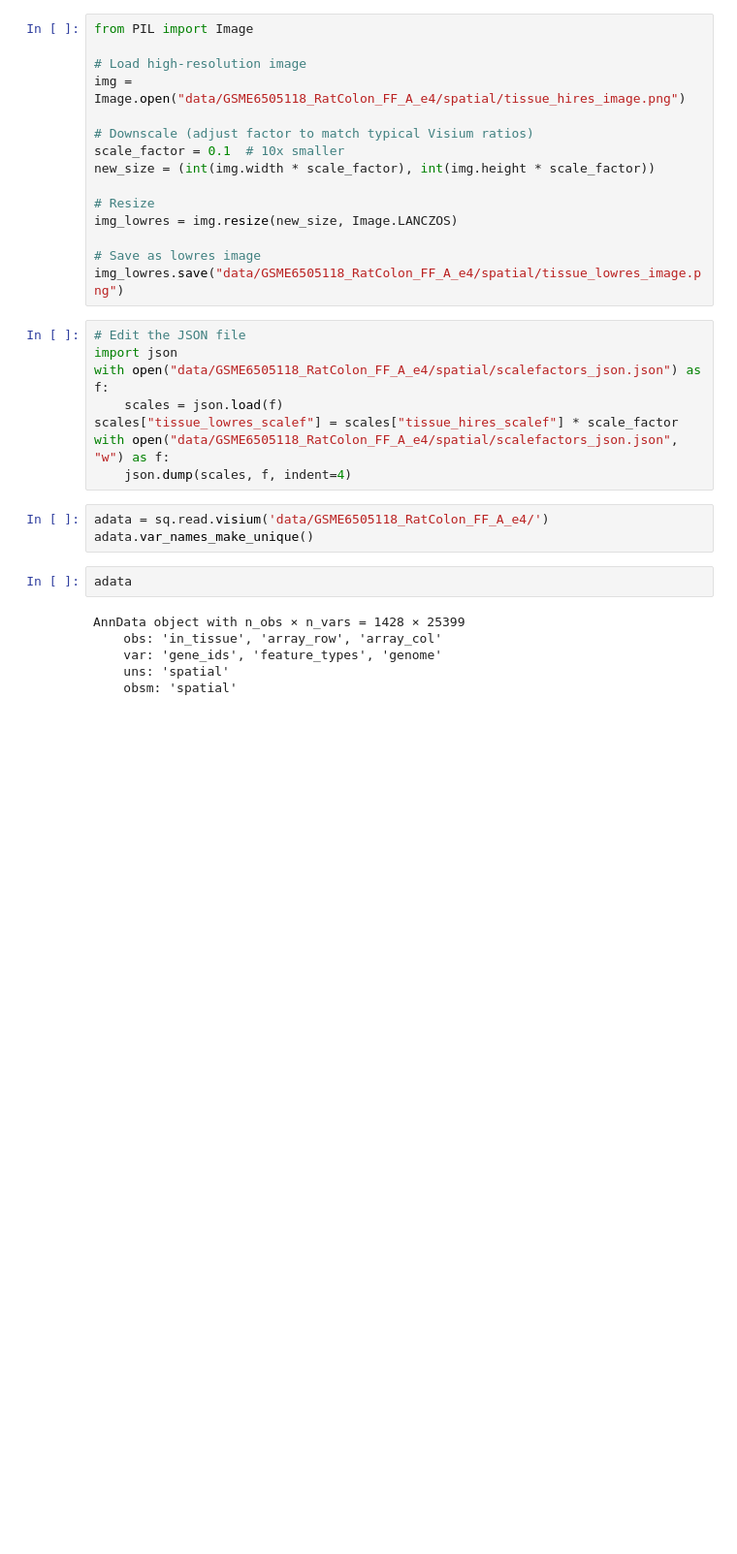
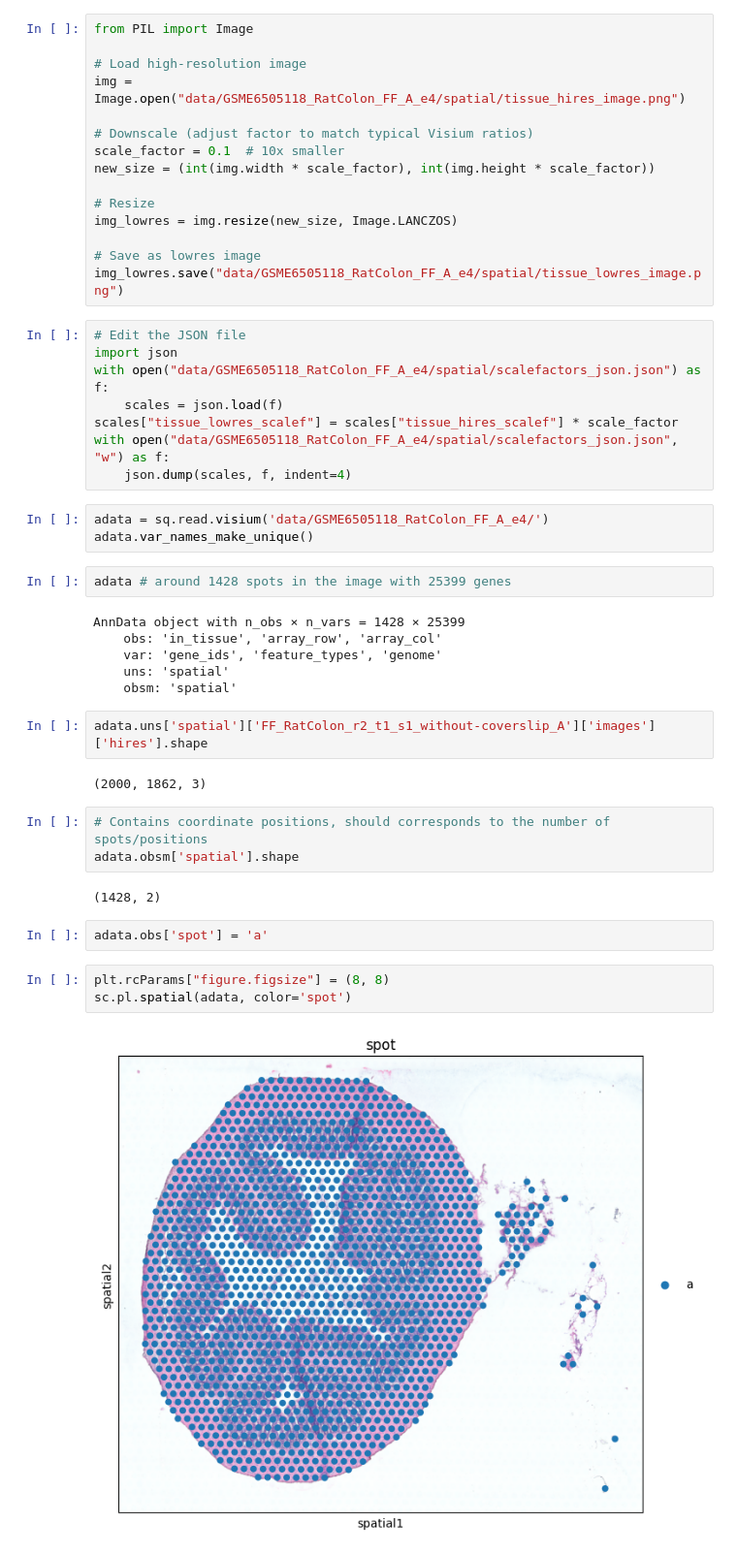
Before and after one commit to ThorstenCodes/spatial-transcriptomics-demo, a Jupyter notebook: dataset2_python/scripts/Preprocessing.ipynb, the cells around one changed output. Shown: that part at 97% size. Saved outputs shown, nothing was run; the diff lists cells and outputs as text; blank space fills up the shorter version.

Commit message:
loaded first image

```diff
--- a/dataset2_python/scripts/Preprocessing.ipynb
+++ b/dataset2_python/scripts/Preprocessing.ipynb
@@ -62,10 +63,26 @@ with open("data/GSME6505118_RatColon_FF_A_e4/spatial/scalefactors_json.json", "w
 adata = sq.read.visium('data/GSME6505118_RatColon_FF_A_e4/')
 adata.var_names_make_unique()
 # %%
-adata
+adata # around 1428 spots in the image with 25399 genes
 # %% [output]
 AnnData object with n_obs × n_vars = 1428 × 25399
     obs: 'in_tissue', 'array_row', 'array_col'
     var: 'gene_ids', 'feature_types', 'genome'
     uns: 'spatial'
     obsm: 'spatial'
+# %%
+adata.uns['spatial']['FF_RatColon_r2_t1_s1_without-coverslip_A']['images']['hires'].shape
+# %% [output]
+(2000, 1862, 3)
+# %%
+# Contains coordinate positions, should corresponds to the number of spots/positions
+adata.obsm['spatial'].shape
+# %% [output]
+(1428, 2)
+# %%
+adata.obs['spot'] = 'a'
+# %%
+plt.rcParams["figure.figsize"] = (8, 8)
+sc.pl.spatial(adata, color='spot')
+# %% [output]
+[figure, added]
```
Also changed, not shown: parts of 1 cell of this notebook.
